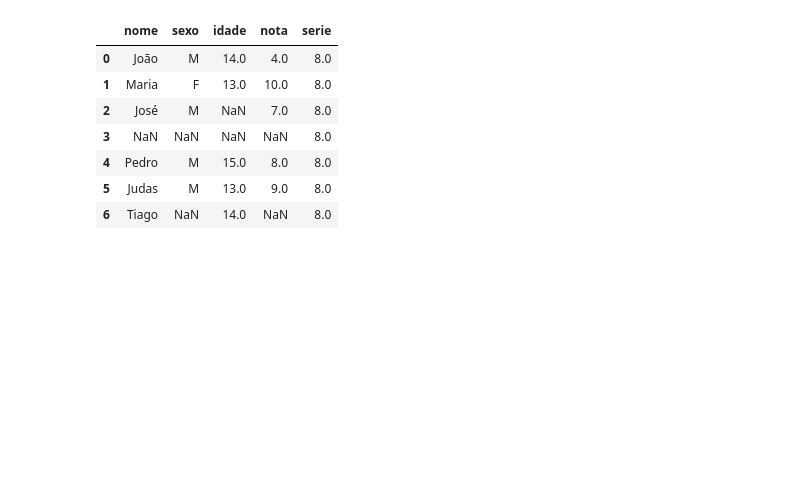
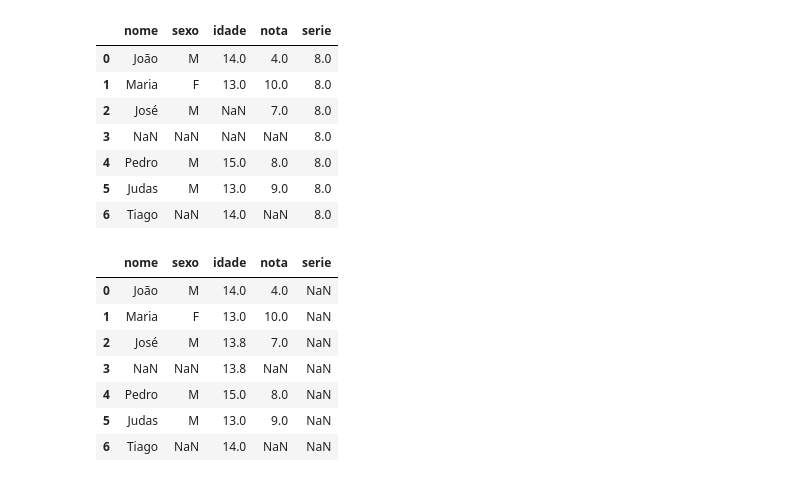
Before and after one commit to enzopoeta/python_playground, a Jupyter notebook: notebooks/estudos_python/estudo_pandas2.ipynb, the cells around one changed output. Drawn from its saved outputs; the diff is of its cells as text; code cells hidden in the pictures; blank space fills up the shorter version.

```diff
--- a/notebooks/estudos_python/estudo_pandas2.ipynb
+++ b/notebooks/estudos_python/estudo_pandas2.ipynb
@@ -334,3 +334,17 @@ dfdados
 | 4 | Pedro | M | 15.0 | 8.0 | 8.0 |
 | 5 | Judas | M | 13.0 | 9.0 | 8.0 |
 | 6 | Tiago | NaN | 14.0 | NaN | 8.0 |
+# %%
+# tambem eh possivel usar media de uma coluna para presencher os dados faltantes
+dfdados['serie']=np.nan
+dfdados['idade'].fillna(dfdados['idade'].mean(),inplace=True)
+dfdados
+# %% [output]
+|  | nome | sexo | idade | nota | serie |
+| 0 | João | M | 14.0 | 4.0 | NaN |
+| 1 | Maria | F | 13.0 | 10.0 | NaN |
+| 2 | José | M | 13.8 | 7.0 | NaN |
+| 3 | NaN | NaN | 13.8 | NaN | NaN |
+| 4 | Pedro | M | 15.0 | 8.0 | NaN |
+| 5 | Judas | M | 13.0 | 9.0 | NaN |
+| 6 | Tiago | NaN | 14.0 | NaN | NaN |
```
Also changed, not shown: parts of 3 cells of this notebook, 3 other files.
